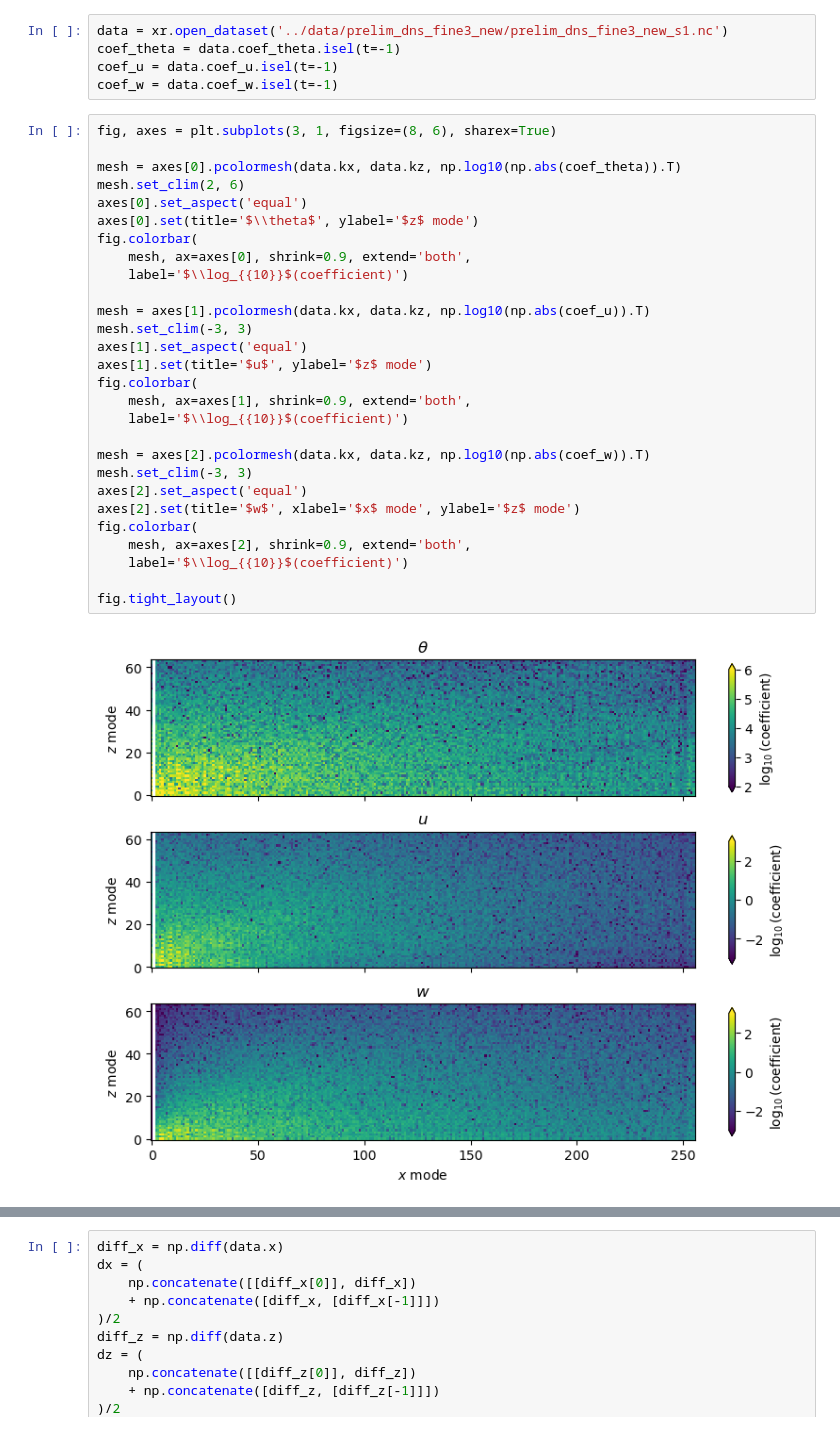
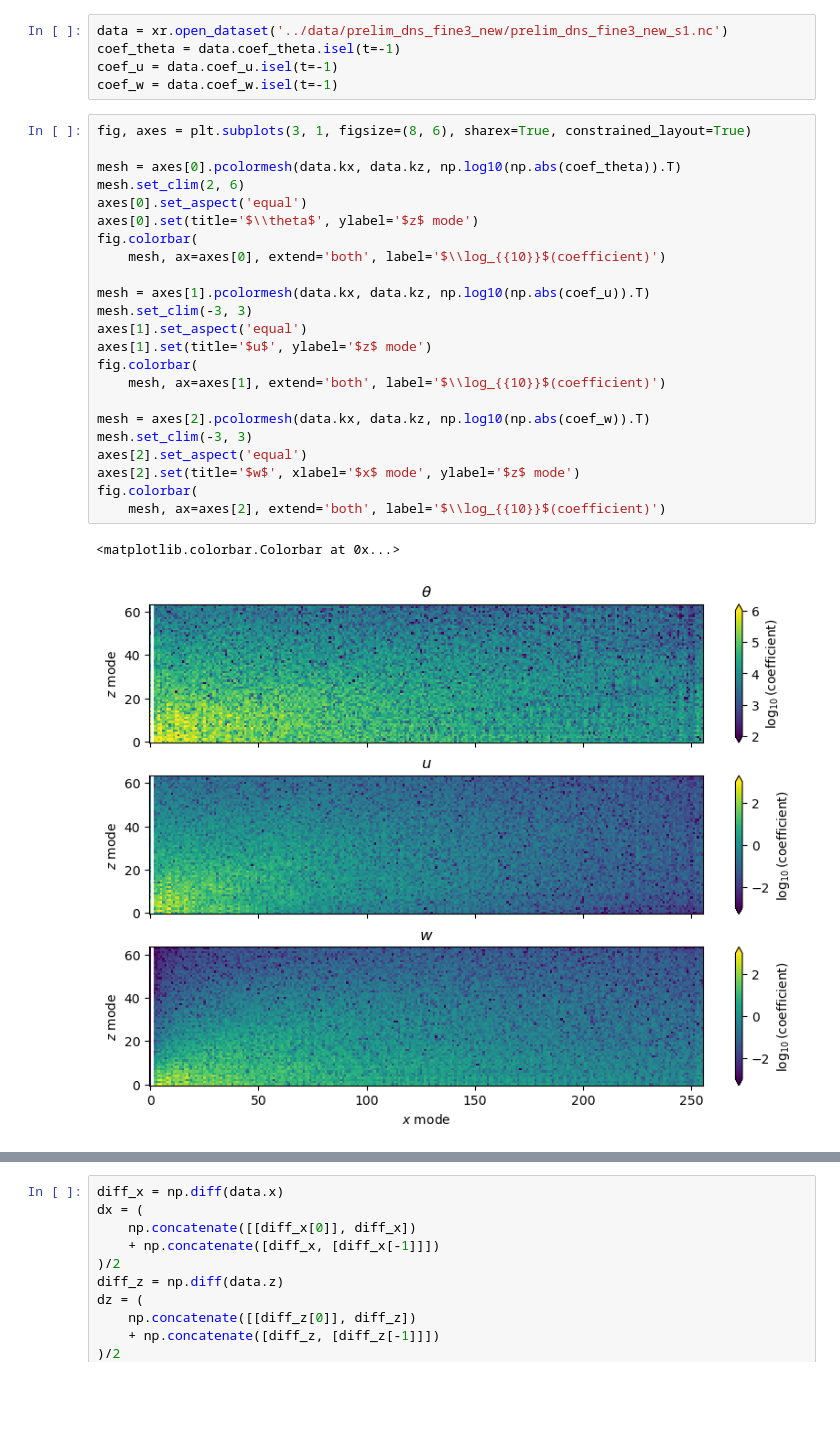
Before and after one commit to tschanzer/honours-project, a Jupyter notebook: notebooks/preliminary_DNS.ipynb, the cells around one changed output, grey strips where cells are left out. Drawn from its saved outputs; the diff is of its cells as text; blank space fills up the shorter version.

```diff
--- a/notebooks/preliminary_DNS.ipynb
+++ b/notebooks/preliminary_DNS.ipynb
@@ -169,35 +169,31 @@ coef_theta = data.coef_theta.isel(t=-1)
 coef_u = data.coef_u.isel(t=-1)
 coef_w = data.coef_w.isel(t=-1)
 # %%
-fig, axes = plt.subplots(3, 1, figsize=(8, 6), sharex=True)
+fig, axes = plt.subplots(3, 1, figsize=(8, 6), sharex=True, constrained_layout=True)
 
 mesh = axes[0].pcolormesh(data.kx, data.kz, np.log10(np.abs(coef_theta)).T)
 mesh.set_clim(2, 6)
 axes[0].set_aspect('equal')
 axes[0].set(title='$\\theta$', ylabel='$z$ mode')
 fig.colorbar(
-    mesh, ax=axes[0], shrink=0.9, extend='both',
-    label='$\\log_{{10}}$(coefficient)')
+    mesh, ax=axes[0], extend='both', label='$\\log_{{10}}$(coefficient)')
 
 mesh = axes[1].pcolormesh(data.kx, data.kz, np.log10(np.abs(coef_u)).T)
 mesh.set_clim(-3, 3)
 axes[1].set_aspect('equal')
 axes[1].set(title='$u$', ylabel='$z$ mode')
 fig.colorbar(
-    mesh, ax=axes[1], shrink=0.9, extend='both',
-    label='$\\log_{{10}}$(coefficient)')
+    mesh, ax=axes[1], extend='both', label='$\\log_{{10}}$(coefficient)')
 
 mesh = axes[2].pcolormesh(data.kx, data.kz, np.log10(np.abs(coef_w)).T)
 mesh.set_clim(-3, 3)
 axes[2].set_aspect('equal')
 axes[2].set(title='$w$', xlabel='$x$ mode', ylabel='$z$ mode')
 fig.colorbar(
-    mesh, ax=axes[2], shrink=0.9, extend='both',
-    label='$\\log_{{10}}$(coefficient)')
-
-fig.tight_layout()
+    mesh, ax=axes[2], extend='both', label='$\\log_{{10}}$(coefficient)')
 # %% [output]
+<matplotlib.colorbar.Colorbar at 0x...>
-[figure, old version]
+[figure, new version]
 # %% [markdown]
 The coefficients of the highest modes are 3-4 orders of magnitude smaller than those of the lowest modes. This is reasonable, but the resolution could still be improved.
 
```
Also changed, not shown: parts of 9 cells of this notebook.
